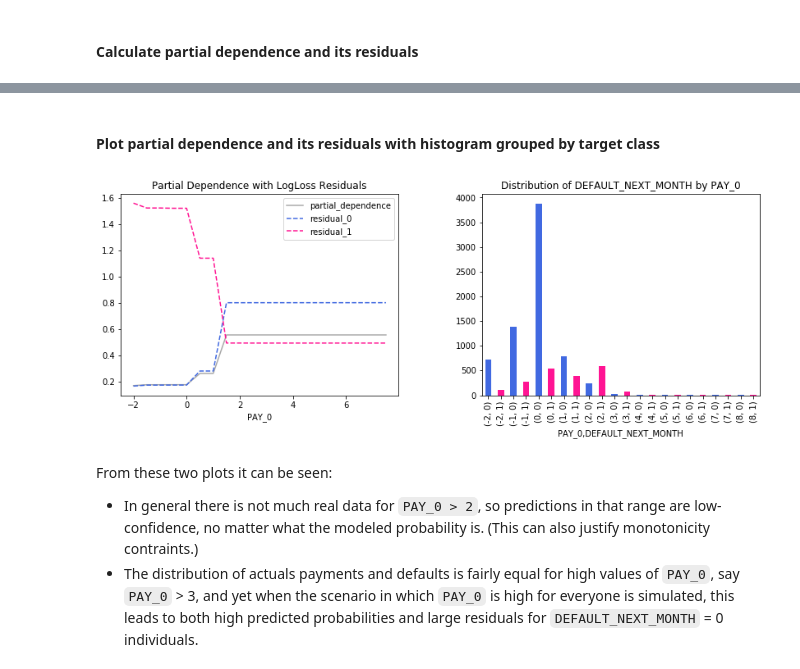
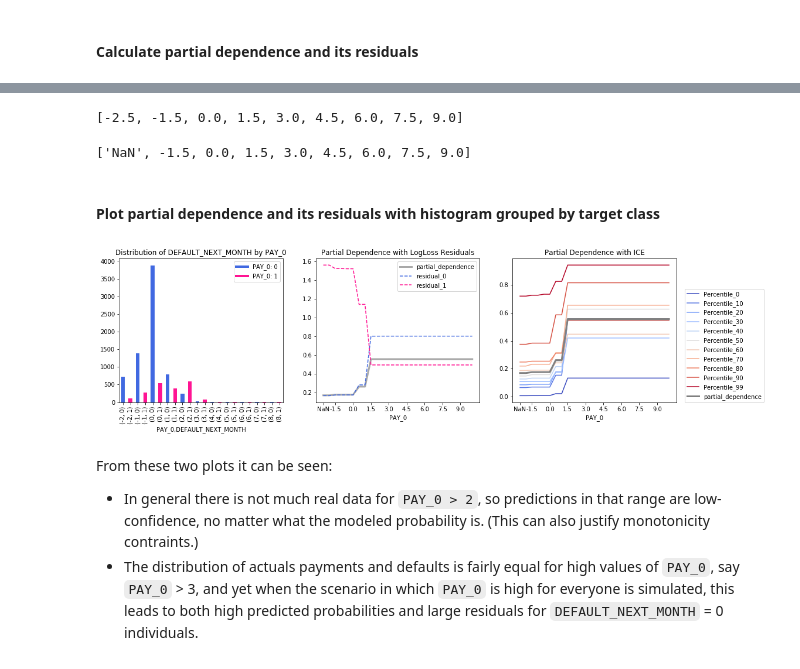
Before and after one commit to jphall663/interpretable_machine_learning_with_python, a Jupyter notebook: debugging_sens_analysis_redux.ipynb, the cells around one changed output, grey strips where cells are left out. Drawn from its saved outputs; the diff is of its cells as text; code cells hidden in the pictures.

Commit message:
more incremental progress on model debugging: PDP

```diff
--- a/debugging_sens_analysis_redux.ipynb
+++ b/debugging_sens_analysis_redux.ipynb
@@ -183,7 +185,7 @@ base_y = train[y].mean()
 params = {
     'objective': 'binary:logistic',             # produces 0-1 probabilities for binary classification
     'booster': 'gbtree',                        # base learner will be decision tree
-    'eval_metric': 'logloss',                   # stop training based on
+    'eval_metric': 'auc',                       # stop training based on
     'eta': 0.08,                                # learning rate
     'subsample': 0.9,                           # use 90% of rows in each decision tree
     'colsample_bytree': 0.9,                    # use 90% of columns in each decision tree
@@ -418,0 +403,13 @@ pardep_PAY_0
+# %%
+# merge GBM predictions onto test data
+yhat_test = pd.concat([test.reset_index(drop=True), pd.DataFrame(xgb_model.predict(dtest))], axis=1)
+yhat_test = yhat_test.rename(columns={0:'p_DEFAULT_NEXT_MONTH'})
+
+# find percentiles of predictions
+percentile_dict = get_percentile_dict('p_DEFAULT_NEXT_MONTH', 'ID', yhat_test)
+
+# display percentiles dictionary
+# ID values for rows
+# from lowest prediction
+# to highest prediction
+percentile_dict
@@ -419,21 +503,41 @@ pardep_PAY_0
+# %%
+pardep_PAY_0.iloc[0, 0] = -2.5
+ticks = [-2.5] + list(pardep_PAY_0['PAY_0'])[2:][::3]
+ticks
+# %% [output]
+[-2.5, -1.5, 0.0, 1.5, 3.0, 4.5, 6.0, 7.5, 9.0]
+# %%
+labels = ['NaN'] + list(pardep_PAY_0['PAY_0'])[2:][::3]
+labels
+# %% [output]
+['NaN', -1.5, 0.0, 1.5, 3.0, 4.5, 6.0, 7.5, 9.0]
 # %% [markdown]
 #### Plot partial dependence and its residuals with histogram grouped by target class
 # %%
-fig, (ax0, ax1) = plt.subplots(ncols=2, sharey=False)
+fig, (ax0, ax1, ax2) = plt.subplots(ncols=3, sharey=False)
 plt.tight_layout()
-plt.subplots_adjust(left=0.0, right=1.8, wspace=0.3)
+plt.subplots_adjust(left=0.0, right=2.2, wspace=0.2)
 
-_ = pardep_PAY_0.plot(kind='line', x='PAY_0', y='partial_dependence', color='darkgrey',
-                      title='Partial Dependence with LogLoss Residuals', ax=ax0)
-_ = pardep_PAY_0.plot(kind='line', x='PAY_0', y='residual_0', color='royalblue', linestyle='--', ax=ax0)
-_ = pardep_PAY_0.plot(kind='line', x='PAY_0', y='residual_1', color='deeppink', linestyle='--', ax=ax0)
+from matplotlib.lines import Line2D
+custom_lines = [Line2D([0], [0], color='royalblue', lw=4),
+                Line2D([0], [0], color='deeppink', lw=4)]
 
 gb = test.groupby(['PAY_0', y]).count()
 gb['color'] = 'deeppink'
 gb.iloc[::2, :]['color'] = 'royalblue'
-_ = test.groupby(['PAY_0', y]).count().plot(kind='bar', y='ID', legend=False, color=gb['color'], title='Distribution of DEFAULT_NEXT_MONTH by PAY_0', ax=ax1)
+_ = test.groupby(['PAY_0', y]).count().plot(kind='bar', y='ID', legend=False, color=gb['color'],
+                                            title='Distribution of DEFAULT_NEXT_MONTH by PAY_0', ax=ax0)
+_ = ax0.legend(custom_lines, ['PAY_0: 0', 'PAY_0: 1'])
+
+_ = ax1.set(xticks=ticks, xticklabels=labels)
+_ = pardep_PAY_0.plot(kind='line', x='PAY_0', y='partial_dependence', color='darkgrey', linewidth=3,
+                      title='Partial Dependence with LogLoss Residuals', ax=ax1)
+_ = pardep_PAY_0.plot(kind='line', x='PAY_0', y='residual_0', color='royalblue', linestyle='--', ax=ax1)
+_ = pardep_PAY_0.plot(kind='line', x='PAY_0', y='residual_1', color='deeppink', linestyle='--', ax=ax1)
+
+plot_par_dep_ICE('PAY_0', pardep_PAY_0.drop(['residual_0', 'residual_1'], axis=1), ax2, ticks, labels)
 # %% [output]
-[figure, old version]
+[figure, new version]
 # %% [markdown]
 From these two plots it can be seen:
 * In general there is not much real data for `PAY_0 > 2`, so predictions in that range are low-confidence, no matter what the modeled probability is. (This can also justify monotonicity contraints.)
```
Also changed, not shown: parts of 51 cells of this notebook, 1 other file.
